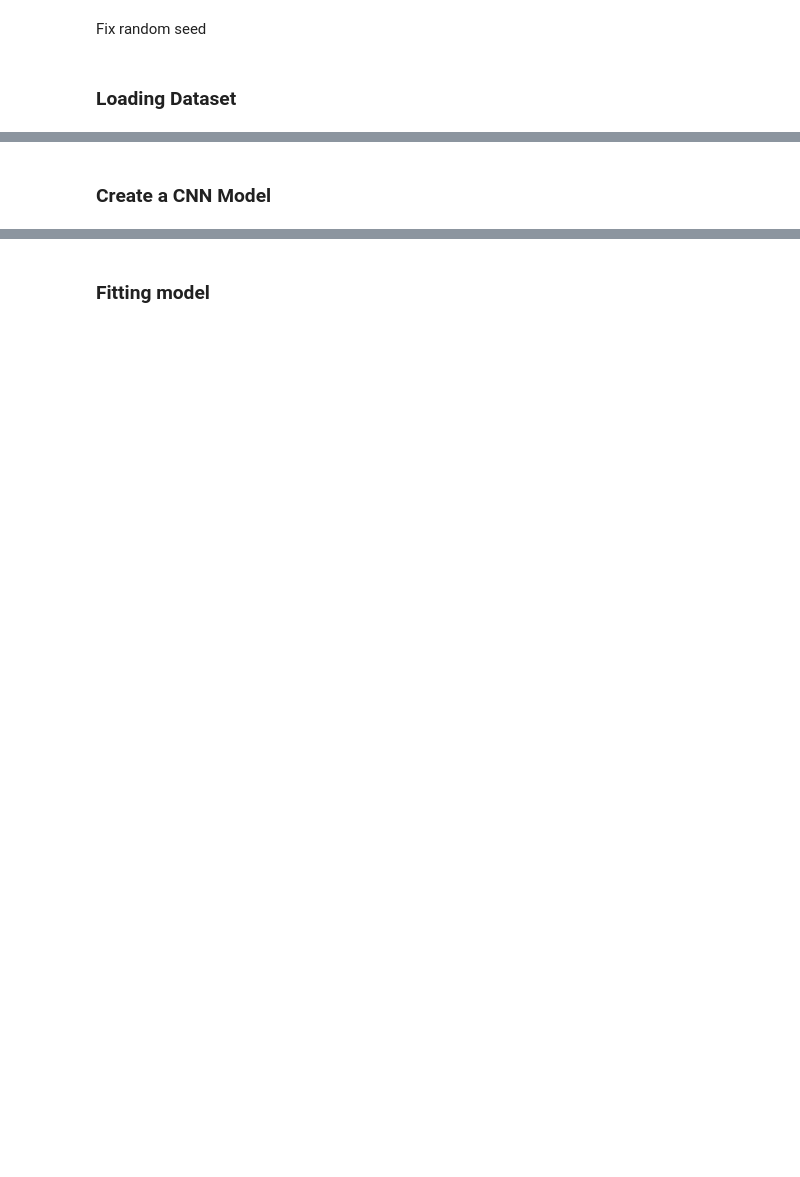
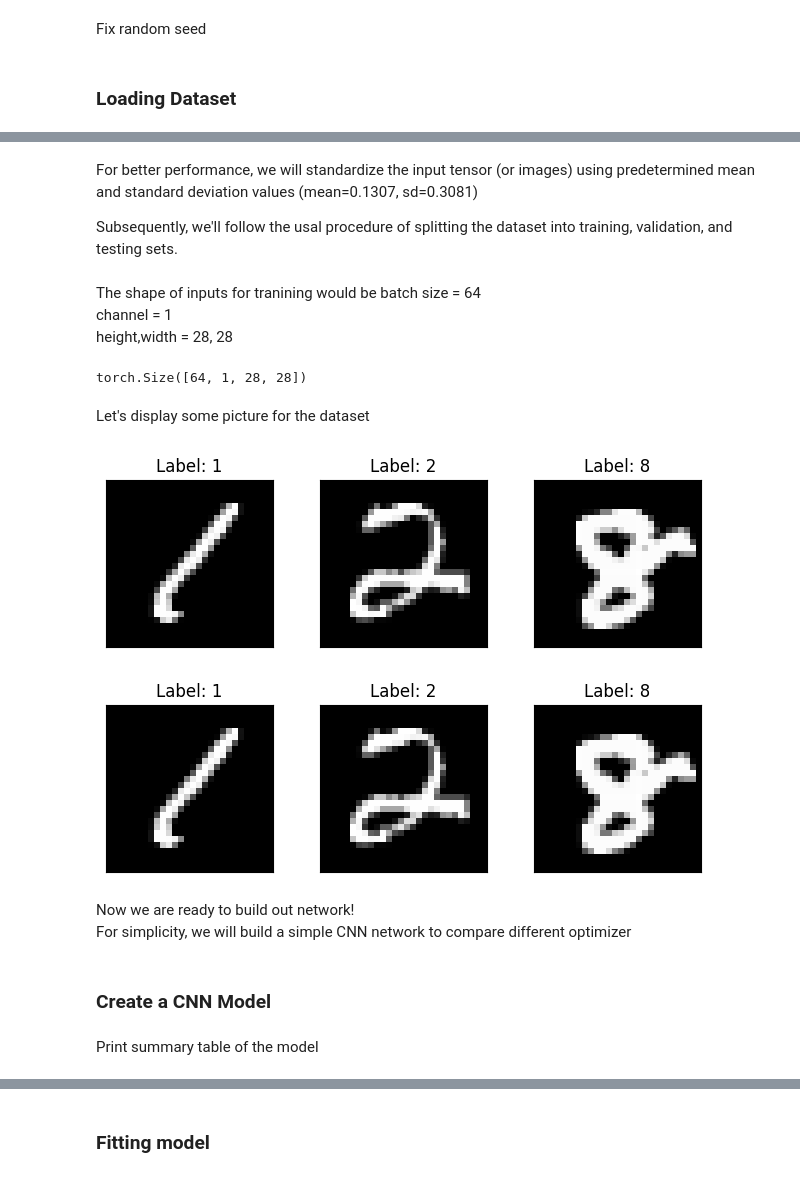
Before and after one commit to boyang102/DSC210_Project, a Jupyter notebook: MINST_Optimizer.ipynb, the cells around one changed output, grey strips where cells are left out. Cells and saved outputs as stored; diff of their text form; code cells hidden in the pictures; blank space fills up the shorter version.

```diff
--- a/MINST_Optimizer.ipynb
+++ b/MINST_Optimizer.ipynb
@@ -75,2 +38,56 @@ torch.Size([10000, 1, 28, 28])
+# %% [markdown]
+For better performance, we will standardize the input tensor (or images) using predetermined mean and standard deviation values (mean=0.1307, sd=0.3081)
+
+
+Subsequently, we'll follow the usal procedure of splitting the dataset into training, validation, and testing sets.
+# %%
+batch_size_train = 64
+batch_size_test = 1000
+
+transform=transforms.Compose([
+    transforms.ToTensor(),
+    transforms.Normalize((0.1307,), (0.3081,))
+    ])
+
+train_loader = torch.utils.data.DataLoader(
+    MNIST('/files/', train=True, download=True,
+                             transform = transform),
+  batch_size=batch_size_train, shuffle=True)
+
+
+test_loader = torch.utils.data.DataLoader(
+    MNIST('/files/', train=False, download=True,
+                             transform = transform),
+  batch_size=batch_size_test, shuffle=True)
+# %% [markdown]
+The shape of inputs for tranining would be batch size = 64
+channel = 1
+height,width = 28, 28
+# %%
+examples = enumerate(train_loader)
+batch_idx, (example_data, example_targets) = next(examples)
+example_data.shape
+# %% [output]
+torch.Size([64, 1, 28, 28])
+# %% [markdown]
+Let's display some picture for the dataset
+# %%
+import matplotlib.pyplot as plt
+
+fig = plt.figure()
+for i in range(3):
+  plt.subplot(2,3,i+1)
+  plt.tight_layout()
+  plt.imshow(example_data[i][0], cmap='gray', interpolation='none')
+  plt.title("Label: {}".format(example_targets[i]))
+  plt.xticks([])
+  plt.yticks([])
+fig
+# %% [output]
+[figure, added]
+[figure, added]
+# %% [markdown]
+Now we are ready to build out network!
+For simplicity, we will build a simple CNN network to compare different optimizer
 # %% [markdown]
 ### Create a CNN Model
@@ -109 +115,3 @@ class CNN(nn.Module):
+# %% [markdown]
+Print summary table of the model
 # %%
```
Also changed, not shown: parts of 37 cells of this notebook.
